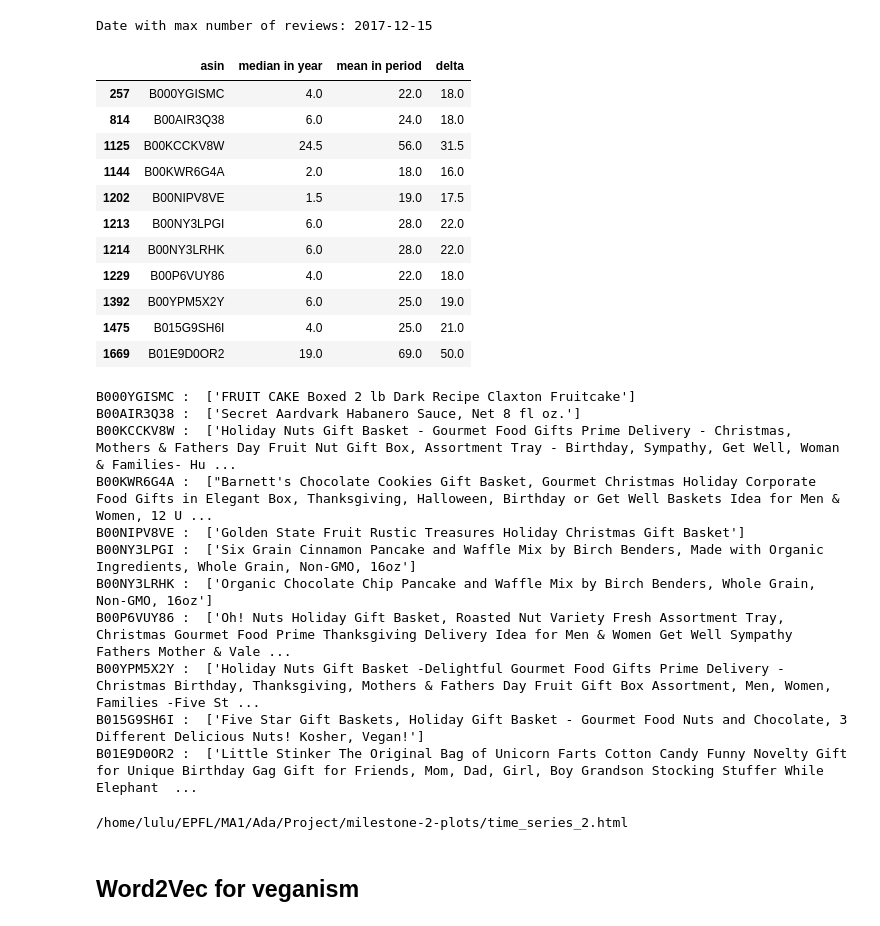
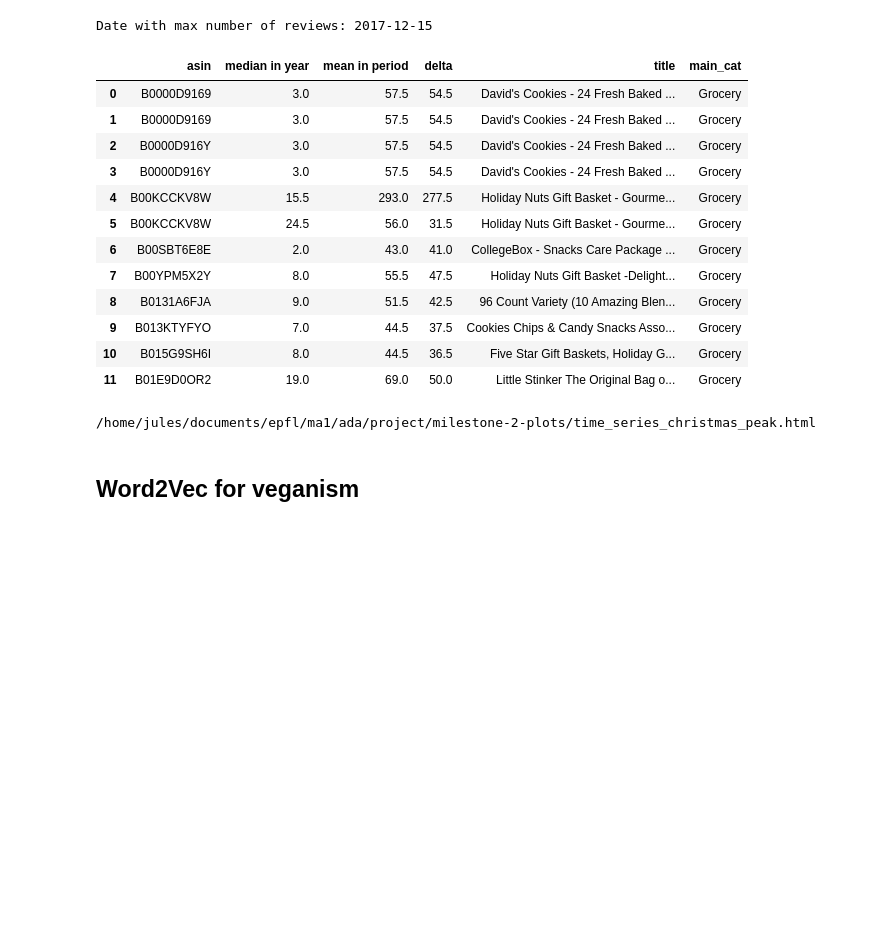
Before and after one commit to JulesssG/ADA-project, a Jupyter notebook: milestone_2.ipynb, the cells around one changed output. Cells and saved outputs as stored; diff of their text form; code cells hidden in the pictures; blank space fills up the shorter version.

Commit message:
Add merge of lucien and jules work on time series

```diff
--- a/milestone_2.ipynb
+++ b/milestone_2.ipynb
@@ -403,55 +412,29 @@ def compare_period_median_year_mean(reviews_per_week, start_date, time_delta, ):
     median_and_mean.reset_index(inplace=True)
 
     return median_and_mean
-# %%
-tools = "pan, wheel_zoom"
-median_and_mean = compare_period_median_year_mean(reviews_per_week, pd.datetime(2017, 12, 18), pd.Timedelta('10 days'))
-asins_to_plot = median_and_mean.loc[median_and_mean['delta'] > 15, :]
-display(asins_to_plot)
-
-p = figure(plot_width=1400, plot_height=800, tools=tools, x_axis_type="datetime")
-num_colors = np.clip(len(asins_to_plot['asin'].unique()), 3, 20)
-colors = d3['Category20'][num_colors]
-
-for i, asin in enumerate(asins_to_plot['asin'].unique()):
-    print(asin, ": ", meta.loc[meta['asin'] == asin, :]['title'].values)
-    reviews_asin = reviews_per_week.loc[reviews_per_week['asin'] == asin, ['reviewTime', 'reviewCount']]
-    reviews_asin.set_index('reviewTime', inplace=True)
-    reviews_asin.sort_index(inplace=True)
-
-    source = ColumnDataSource(reviews_asin)
-    p.line('reviewTime', 'reviewCount', source=source, legend_label=str(asin), color=colors[i % 20], line_width=2)
-
-
-file_name = f"{PLOTS_LOCATION}time_series_2.html"
-output_file(file_name)
-save(p)
-FileLink(file_name)
-# %% [output]
-|  | asin | median in year | mean in period | delta |
-| 257 | B000YGISMC | 4.0 | 22.0 | 18.0 |
-| 814 | B00AIR3Q38 | 6.0 | 24.0 | 18.0 |
-| 1125 | B00KCCKV8W | 24.5 | 56.0 | 31.5 |
-| 1144 | B00KWR6G4A | 2.0 | 18.0 | 16.0 |
-| 1202 | B00NIPV8VE | 1.5 | 19.0 | 17.5 |
-| 1213 | B00NY3LPGI | 6.0 | 28.0 | 22.0 |
-| 1214 | B00NY3LRHK | 6.0 | 28.0 | 22.0 |
-| 1229 | B00P6VUY86 | 4.0 | 22.0 | 18.0 |
-| 1392 | B00YPM5X2Y | 6.0 | 25.0 | 19.0 |
-| 1475 | B015G9SH6I | 4.0 | 25.0 | 21.0 |
-| 1669 | B01E9D0OR2 | 19.0 | 69.0 | 50.0 |
-B000YGISMC :  ['FRUIT CAKE Boxed 2 lb Dark Recipe Claxton Fruitcake']
-B00AIR3Q38 :  ['Secret Aardvark Habanero Sauce, Net 8 fl oz.']
-B00KCCKV8W :  ['Holiday Nuts Gift Basket - Gourmet Food Gifts Prime Delivery - Christmas, Mothers & Fathers Day Fruit Nut Gift Box, Assortment Tray - Birthday, Sympathy, Get Well, Woman & Families- Hu ...
-B00KWR6G4A :  ["Barnett's Chocolate Cookies Gift Basket, Gourmet Christmas Holiday Corporate Food Gifts in Elegant Box, Thanksgiving, Halloween, Birthday or Get Well Baskets Idea for Men & Women, 12 U ...
-B00NIPV8VE :  ['Golden State Fruit Rustic Treasures Holiday Christmas Gift Basket']
-B00NY3LPGI :  ['Six Grain Cinnamon Pancake and Waffle Mix by Birch Benders, Made with Organic Ingredients, Whole Grain, Non-GMO, 16oz']
-B00NY3LRHK :  ['Organic Chocolate Chip Pancake and Waffle Mix by Birch Benders, Whole Grain, Non-GMO, 16oz']
-B00P6VUY86 :  ['Oh! Nuts Holiday Gift Basket, Roasted Nut Variety Fresh Assortment Tray, Christmas Gourmet Food Prime Thanksgiving Delivery Idea for Men & Women Get Well Sympathy Fathers Mother & Vale ...
-B00YPM5X2Y :  ['Holiday Nuts Gift Basket -Delightful Gourmet Food Gifts Prime Delivery -Christmas Birthday, Thanksgiving, Mothers & Fathers Day Fruit Gift Box Assortment, Men, Women, Families -Five St ...
-B015G9SH6I :  ['Five Star Gift Baskets, Holiday Gift Basket - Gourmet Food Nuts and Chocolate, 3 Different Delicious Nuts! Kosher, Vegan!']
-B01E9D0OR2 :  ['Little Stinker The Original Bag of Unicorn Farts Cotton Candy Funny Novelty Gift for Unique Birthday Gag Gift for Friends, Mom, Dad, Girl, Boy Grandson Stocking Stuffer While Elephant  ...
-/home/lulu/EPFL/MA1/Ada/Project/milestone-2-plots/time_series_2.html
+# %%
+median_and_mean_2017 = compare_period_median_year_mean(reviews_per_week, pd.datetime(2017, 12, 18), pd.Timedelta('10 days'))
+median_and_mean_2016 = compare_period_median_year_mean(reviews_per_week, pd.datetime(2016, 12, 18), pd.Timedelta('10 days'))
+median_and_mean = pd.concat([median_and_mean_2016, median_and_mean_2017])
+asins_to_plot = median_and_mean.loc[median_and_mean['delta'] > 30, :].merge(meta[['asin', 'title', 'main_cat']], left_on='asin', right_on='asin')
+display(asins_to_plot)
+
+plot_time_series(asins_to_plot['asin'].unique(), 'time_series_christmas_peak.html')
+# %% [output]
+|  | asin | median in year | mean in period | delta | title | main_cat |
+| 0 | B0000D9169 | 3.0 | 57.5 | 54.5 | David's Cookies - 24 Fresh Baked ... | Grocery |
+| 1 | B0000D9169 | 3.0 | 57.5 | 54.5 | David's Cookies - 24 Fresh Baked ... | Grocery |
+| 2 | B0000D916Y | 3.0 | 57.5 | 54.5 | David's Cookies - 24 Fresh Baked ... | Grocery |
+| 3 | B0000D916Y | 3.0 | 57.5 | 54.5 | David's Cookies - 24 Fresh Baked ... | Grocery |
+| 4 | B00KCCKV8W | 15.5 | 293.0 | 277.5 | Holiday Nuts Gift Basket - Gourme... | Grocery |
+| 5 | B00KCCKV8W | 24.5 | 56.0 | 31.5 | Holiday Nuts Gift Basket - Gourme... | Grocery |
+| 6 | B00SBT6E8E | 2.0 | 43.0 | 41.0 | CollegeBox - Snacks Care Package ... | Grocery |
+| 7 | B00YPM5X2Y | 8.0 | 55.5 | 47.5 | Holiday Nuts Gift Basket -Delight... | Grocery |
+| 8 | B0131A6FJA | 9.0 | 51.5 | 42.5 | 96 Count Variety (10 Amazing Blen... | Grocery |
+| 9 | B013KTYFYO | 7.0 | 44.5 | 37.5 | Cookies Chips & Candy Snacks Asso... | Grocery |
+| 10 | B015G9SH6I | 8.0 | 44.5 | 36.5 | Five Star Gift Baskets, Holiday G... | Grocery |
+| 11 | B01E9D0OR2 | 19.0 | 69.0 | 50.0 | Little Stinker The Original Bag o... | Grocery |
+/home/jules/documents/epfl/ma1/ada/project/milestone-2-plots/time_series_christmas_peak.html
 # %% [markdown]
 ## Word2Vec for veganism
 # %%
```
Also changed, not shown: parts of 5 cells of this notebook.
